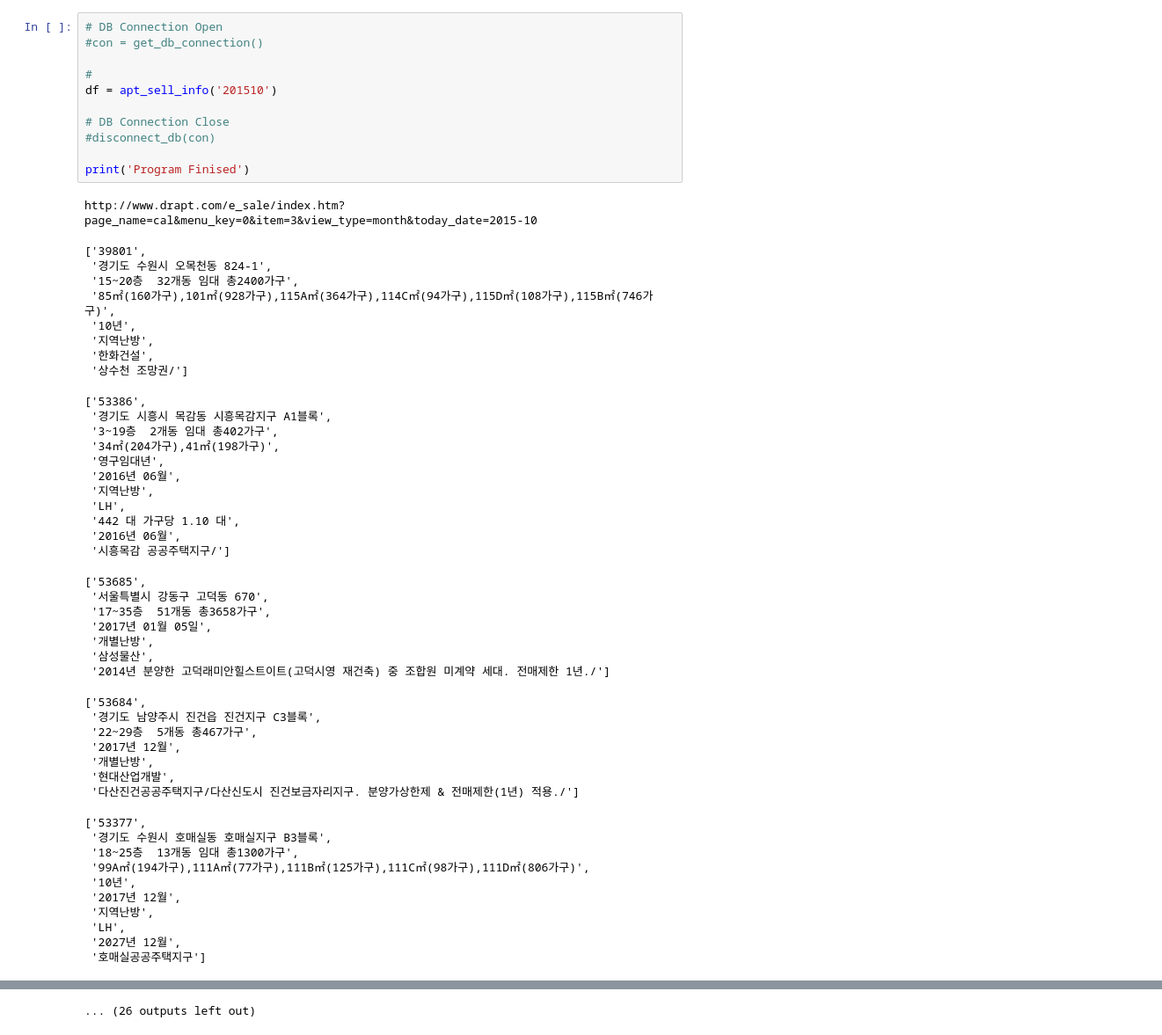
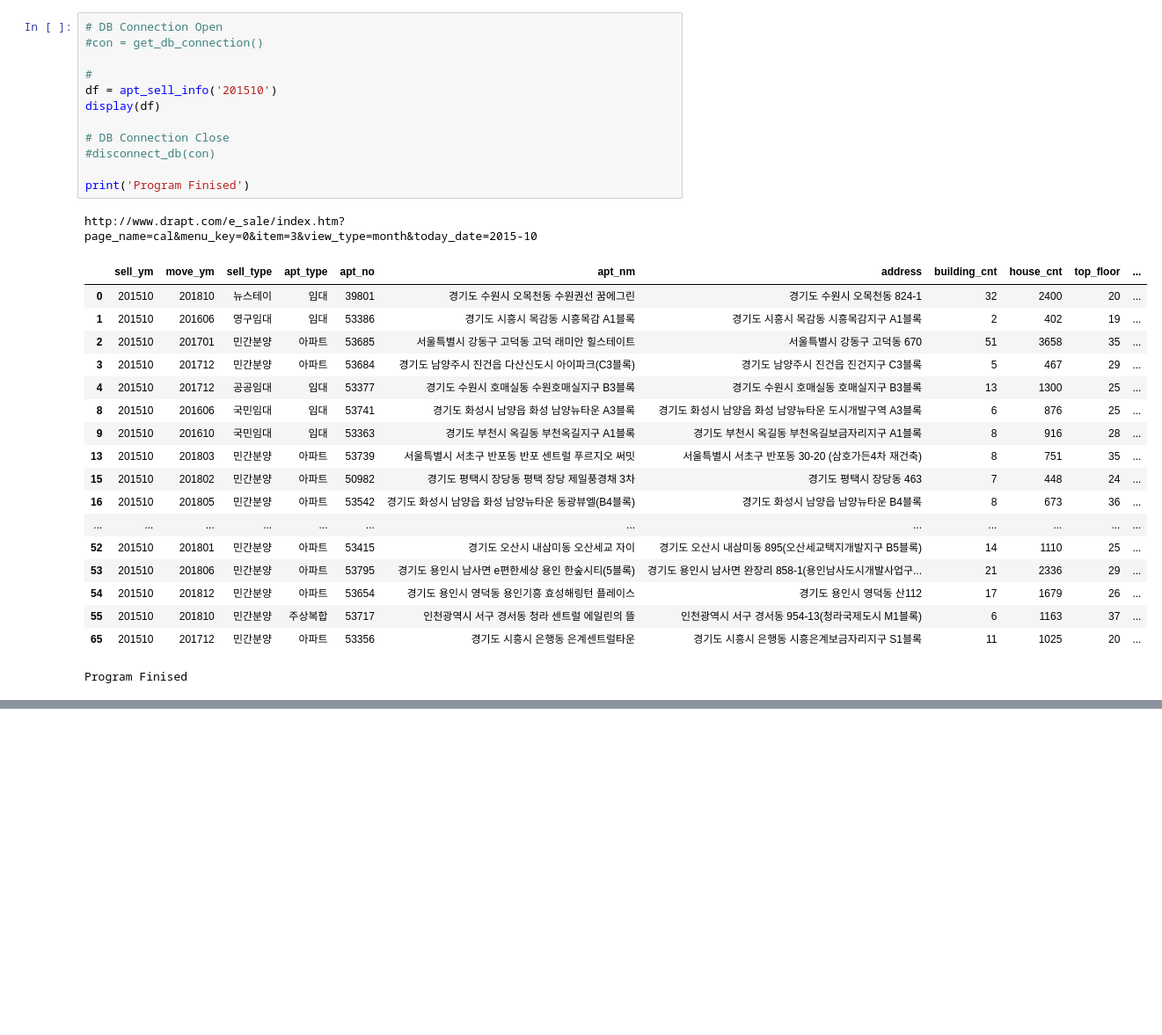
Before and after one commit to good-dba/land, a Jupyter notebook: 입주물량.ipynb, the cells around one changed output, grey strips where cells are left out. Shown at 88% size. Saved outputs shown, nothing was run; the diff lists cells and outputs as text; blank space fills up the shorter version.

```diff
--- a/입주물량.ipynb
+++ b/입주물량.ipynb
@@ -164,56 +164,32 @@ def get_naver_aptinfo(area_code, rletNo, apt_name):
 # %%
 # DB Connection Open
 #con = get_db_connection()
 
 #
 df = apt_sell_info('201510')
+display(df)
 
 # DB Connection Close
 #disconnect_db(con)
 
 print('Program Finised')
 # %% [output]
 http://www.drapt.com/e_sale/index.htm?page_name=cal&menu_key=0&item=3&view_type=month&today_date=2015-10
+|  | sell_ym | move_ym | sell_type | apt_type | apt_no | apt_nm | address | building_cnt | house_cnt | top_floor | ... |
+| 0 | 201510 | 201810 | 뉴스테이 | 임대 | 39801 | 경기도 수원시 오목천동 수원권선 꿈에그린 | 경기도 수원시 오목천동 824-1 | 32 | 2400 | 20 | ... |
+| 1 | 201510 | 201606 | 영구임대 | 임대 | 53386 | 경기도 시흥시 목감동 시흥목감 A1블록 | 경기도 시흥시 목감동 시흥목감지구 A1블록 | 2 | 402 | 19 | ... |
+| 2 | 201510 | 201701 | 민간분양 | 아파트 | 53685 | 서울특별시 강동구 고덕동 고덕 래미안 힐스테이트 | 서울특별시 강동구 고덕동 670 | 51 | 3658 | 35 | ... |
+| 3 | 201510 | 201712 | 민간분양 | 아파트 | 53684 | 경기도 남양주시 진건읍 다산신도시 아이파크(C3블록) | 경기도 남양주시 진건읍 진건지구 C3블록 | 5 | 467 | 29 | ... |
+| 4 | 201510 | 201712 | 공공임대 | 임대 | 53377 | 경기도 수원시 호매실동 수원호매실지구 B3블록 | 경기도 수원시 호매실동 호매실지구 B3블록 | 13 | 1300 | 25 | ... |
+| 8 | 201510 | 201606 | 국민임대 | 임대 | 53741 | 경기도 화성시 남양읍 화성 남양뉴타운 A3블록 | 경기도 화성시 남양읍 화성 남양뉴타운 도시개발구역 A3블록 | 6 | 876 | 25 | ... |
+| 9 | 201510 | 201610 | 국민임대 | 임대 | 53363 | 경기도 부천시 옥길동 부천옥길지구 A1블록 | 경기도 부천시 옥길동 부천옥길보금자리지구 A1블록 | 8 | 916 | 28 | ... |
+| 13 | 201510 | 201803 | 민간분양 | 아파트 | 53739 | 서울특별시 서초구 반포동 반포 센트럴 푸르지오 써밋 | 서울특별시 서초구 반포동 30-20 (삼호가든4차 재건축) | 8 | 751 | 35 | ... |
+| 15 | 201510 | 201802 | 민간분양 | 아파트 | 50982 | 경기도 평택시 장당동 평택 장당 제일풍경채 3차 | 경기도 평택시 장당동 463 | 7 | 448 | 24 | ... |
+| 16 | 201510 | 201805 | 민간분양 | 아파트 | 53542 | 경기도 화성시 남양읍 화성 남양뉴타운 동광뷰엘(B4블록) | 경기도 화성시 남양읍 남양뉴타운 B4블록 | 8 | 673 | 36 | ... |
+| ... | ... | ... | ... | ... | ... | ... | ... | ... | ... | ... | ... |
+| 52 | 201510 | 201801 | 민간분양 | 아파트 | 53415 | 경기도 오산시 내삼미동 오산세교 자이 | 경기도 오산시 내삼미동 895(오산세교택지개발지구 B5블록) | 14 | 1110 | 25 | ... |
+| 53 | 201510 | 201806 | 민간분양 | 아파트 | 53795 | 경기도 용인시 남사면 e편한세상 용인 한숲시티(5블록) | 경기도 용인시 남사면 완장리 858-1(용인남사도시개발사업구... | 21 | 2336 | 29 | ... |
+| 54 | 201510 | 201812 | 민간분양 | 아파트 | 53654 | 경기도 용인시 영덕동 용인기흥 효성해링턴 플레이스 | 경기도 용인시 영덕동 산112 | 17 | 1679 | 26 | ... |
+| 55 | 201510 | 201810 | 민간분양 | 주상복합 | 53717 | 인천광역시 서구 경서동 청라 센트럴 에일린의 뜰 | 인천광역시 서구 경서동 954-13(청라국제도시 M1블록) | 6 | 1163 | 37 | ... |
+| 65 | 201510 | 201712 | 민간분양 | 아파트 | 53356 | 경기도 시흥시 은행동 은계센트럴타운 | 경기도 시흥시 은행동 시흥은계보금자리지구 S1블록 | 11 | 1025 | 20 | ... |
-['39801',
- '경기도 수원시 오목천동 824-1',
- '15~20층  32개동 임대 총2400가구',
- '85㎡(160가구),101㎡(928가구),115A㎡(364가구),114C㎡(94가구),115D㎡(108가구),115B㎡(746가구)',
- '10년',
- '지역난방',
- '한화건설',
- '상수천 조망권/']
+Program Finised
-['53386',
- '경기도 시흥시 목감동 시흥목감지구 A1블록',
- '3~19층  2개동 임대 총402가구',
- '34㎡(204가구),41㎡(198가구)',
- '영구임대년',
- '2016년 06월',
- '지역난방',
- 'LH',
- '442 대 가구당 1.10 대',
- '2016년 06월',
- '시흥목감 공공주택지구/']
-['53685',
- '서울특별시 강동구 고덕동 670',
- '17~35층  51개동 총3658가구',
- '2017년 01월 05일',
- '개별난방',
- '삼성물산',
- '2014년 분양한 고덕래미안힐스트이트(고덕시영 재건축) 중 조합원 미계약 세대. 전매제한 1년./']
-['53684',
- '경기도 남양주시 진건읍 진건지구 C3블록',
- '22~29층  5개동 총467가구',
- '2017년 12월',
- '개별난방',
- '현대산업개발',
- '다산진건공공주택지구/다산신도시 진건보금자리지구. 분양가상한제 & 전매제한(1년) 적용./']
-['53377',
- '경기도 수원시 호매실동 호매실지구 B3블록',
- '18~25층  13개동 임대 총1300가구',
- '99A㎡(194가구),111A㎡(77가구),111B㎡(125가구),111C㎡(98가구),111D㎡(806가구)',
- '10년',
- '2017년 12월',
- '지역난방',
- 'LH',
- '2027년 12월',
- '호매실공공주택지구']
@@ -267 +195,0 @@ http://www.drapt.com/e_sale/index.htm?page_name=cal&menu_key=0&item=3&view_type=
-... (26 outputs left out)
```
Also changed, not shown: parts of 1 cell of this notebook.
